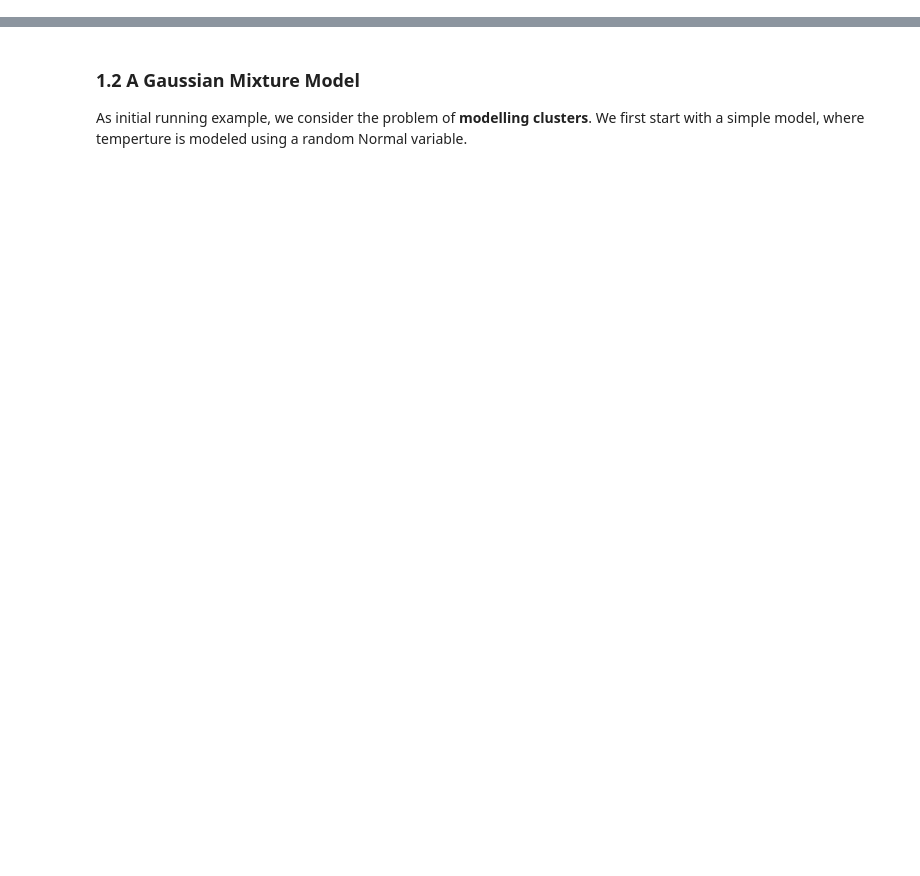
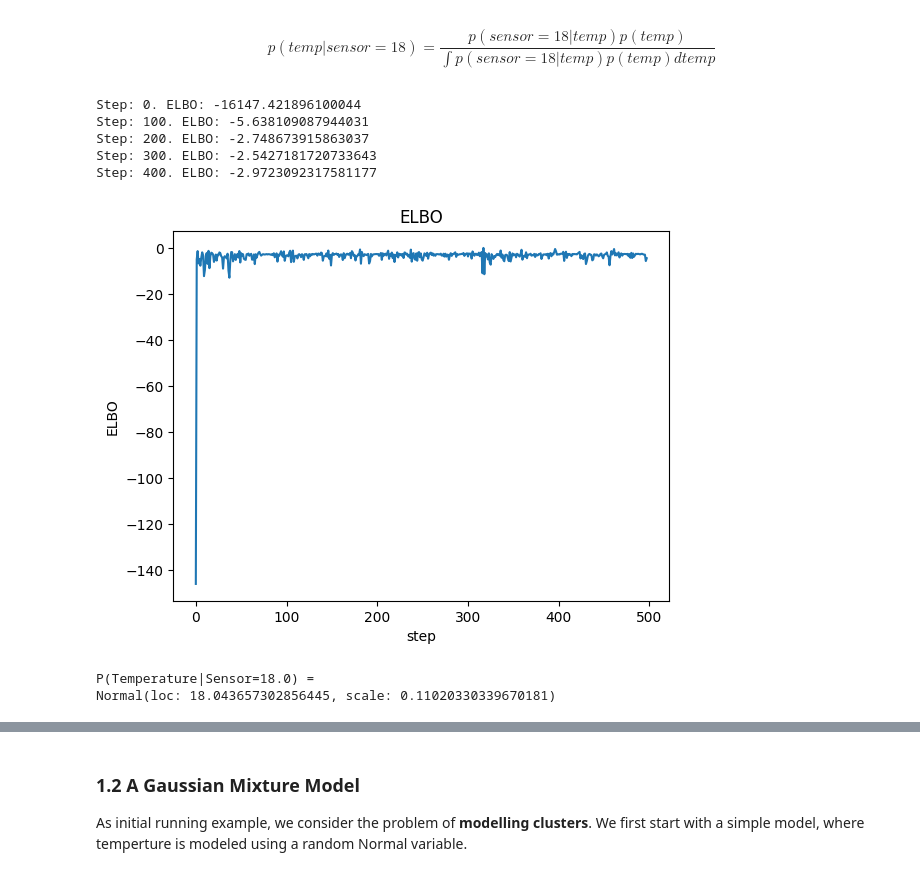
Before and after one commit to Mtlukasik/PyroNotebooks, a Jupyter notebook: BasicProbModelsPyro.ipynb, the cells around one changed output, grey strips where cells are left out. Cells and saved outputs as stored; diff of their text form; code cells hidden in the pictures; blank space fills up the shorter version.

```diff
--- a/BasicProbModelsPyro.ipynb
+++ b/BasicProbModelsPyro.ipynb
@@ -44,0 +60,8 @@ pyro.render_model(model, render_distributions=True)
+# %%
+#The observatons
+obs = {'sensor': torch.tensor(18.0)}
+
+def model(obs):
+    temp = pyro.sample('temp', dist.Normal(15.0, 2.0))
+    sensor = pyro.sample('sensor', dist.Normal(temp, 0.1), obs=obs['sensor'])
+pyro.render_model(model, model_args=(obs, ), render_distributions=True)
@@ -44,0 +70,57 @@ pyro.render_model(model, render_distributions=True)
+# %% [markdown]
+$$p(temp | sensor=18)=\frac{p(sensor=18|temp)p(temp)}{\int p(sensor=18|temp)p(temp) dtemp}$$
+# %%
+from torch.distributions import constraints
+from pyro.optim import SGD
+from pyro.infer import Trace_ELBO
+import matplotlib.pyplot as plt
+from pyro.contrib.autoguide import AutoNormal
+def svi(model, obs, guide=None, num_steps = 500, plot = False, verbose=False, lr=0.01):
+
+    torch.manual_seed(999)
+
+    pyro.clear_param_store() # why this
+
+    if guide is None:
+        guide = AutoNormal(model)
+
+    svi = pyro.infer.SVI(model=model,
+                         guide=guide,
+                         optim=SGD({"lr": lr, "momentum":0.1}),
+                         loss=Trace_ELBO())
+
+    elbo, a,b  = [], [], []
+
+    for t in range(num_steps):
+        elbo.append(-svi.step(obs))
+        if t%100==0:
+            print('Step: '+str(t)+'. ELBO: ' +str(elbo[-1]))
+
+
+    if (plot):
+        plt.plot(elbo[2:])
+        plt.title("ELBO")
+        plt.xlabel("step")
+        plt.ylabel("ELBO");
+        plt.show()
+
+    if verbose:
+        print("Inference results:")
+        for name, value in pyro.get_param_store().items():
+            print(name, pyro.param(name).item())
+    return guide
+#Run inference
+guide = svi(model,obs, plot=True)
+#Print results
+print("P(Temperature|Sensor=18.0) = ")
+print(dist.Normal(pyro.param("AutoNormal.locs.temp").item(), pyro.param("AutoNormal.scales.temp").item()))
+print("")
+# %% [output]
+Step: 0. ELBO: -16147.421896100044
+Step: 100. ELBO: -5.638109087944031
+Step: 200. ELBO: -2.748673915863037
+Step: 300. ELBO: -2.5427181720733643
+Step: 400. ELBO: -2.9723092317581177
+[figure, added]
+P(Temperature|Sensor=18.0) =
+Normal(loc: 18.043657302856445, scale: 0.11020330339670181)
```
Also changed, not shown: parts of 13 cells of this notebook.
